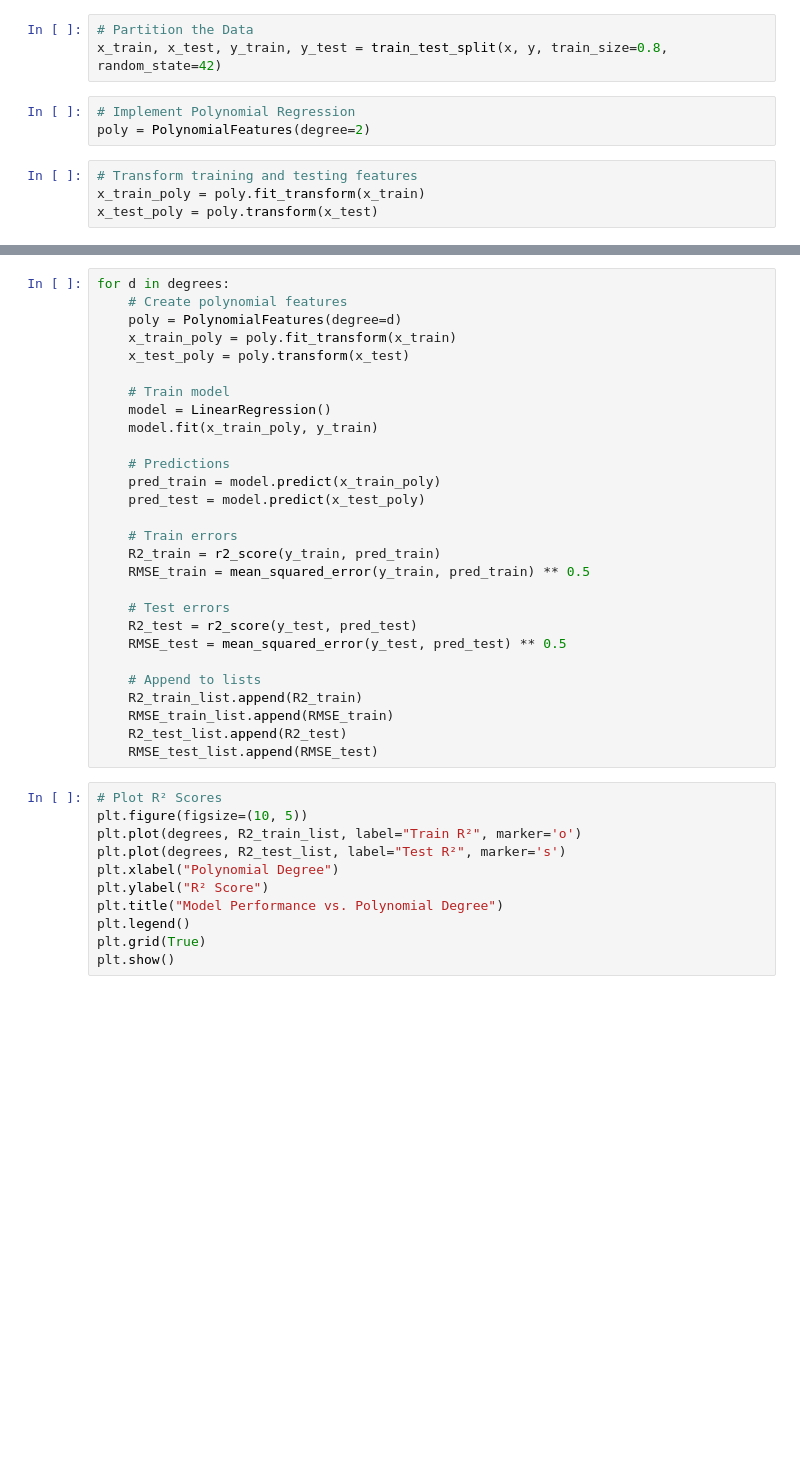
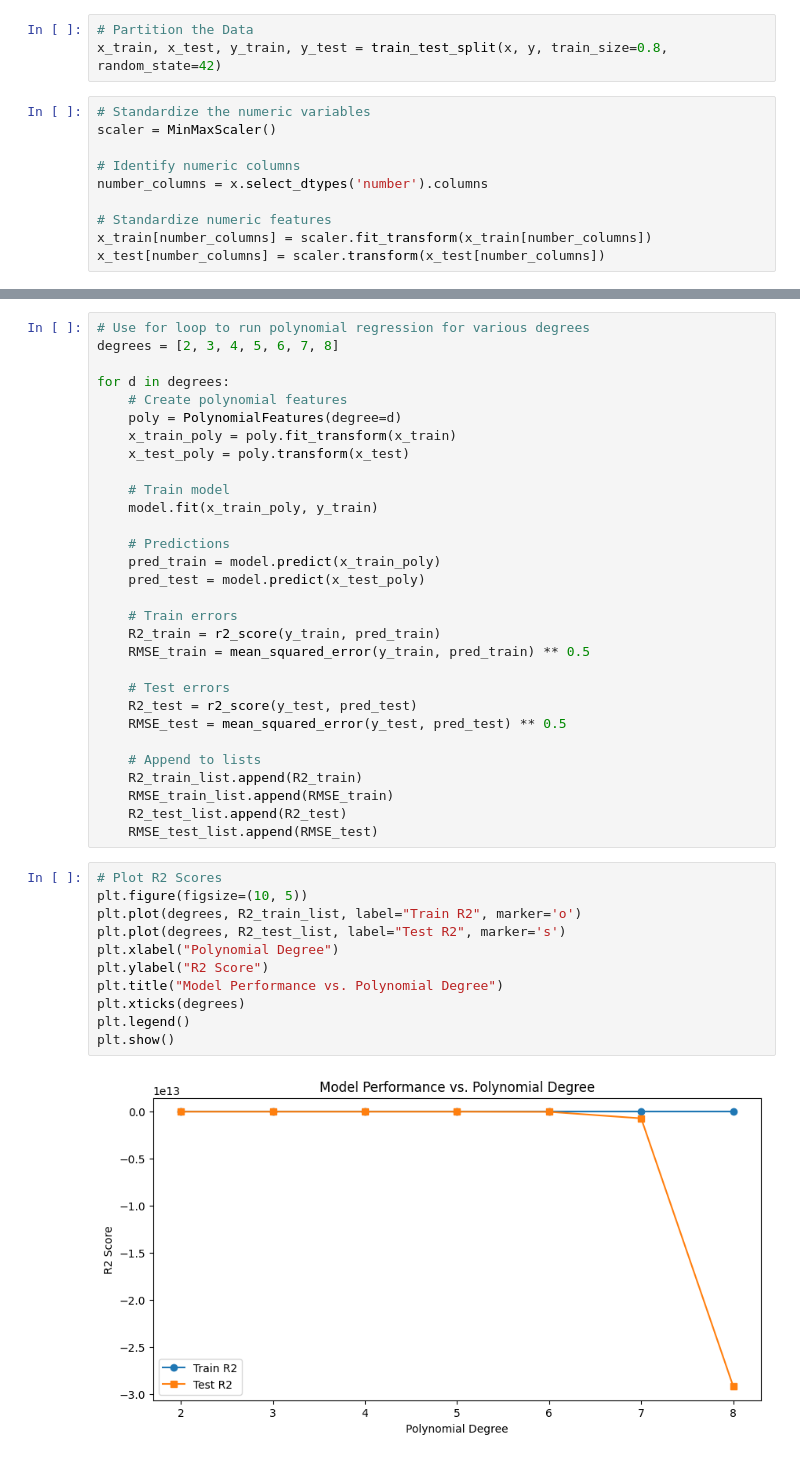
Before and after one commit to masonnicoletti/Car-Analysis-Project, a Jupyter notebook: polynomial_regression.ipynb, the cells around one changed output, grey strips where cells are left out. Saved outputs shown, nothing was run; the diff lists cells and outputs as text; blank space fills up the shorter version.

Commit message:
Regression Work

```diff
--- a/polynomial_regression.ipynb
+++ b/polynomial_regression.ipynb
@@ -40,10 +31,13 @@ x[number_columns] = scaler.fit_transform(cars[number_columns])
 # %%
 # Partition the Data
 x_train, x_test, y_train, y_test = train_test_split(x, y, train_size=0.8, random_state=42)
-# %%
-# Implement Polynomial Regression
-poly = PolynomialFeatures(degree=2)
-# %%
-# Transform training and testing features
-x_train_poly = poly.fit_transform(x_train)
-x_test_poly = poly.transform(x_test)
+# %%
+# Standardize the numeric variables
+scaler = MinMaxScaler()
+
+# Identify numeric columns
+number_columns = x.select_dtypes('number').columns
+
+# Standardize numeric features
+x_train[number_columns] = scaler.fit_transform(x_train[number_columns])
+x_test[number_columns] = scaler.transform(x_test[number_columns])
@@ -58,4 +53,7 @@ degrees = [2, 3, 4, 5, 6, 7, 8, 9, 10]
 # %%
+# Use for loop to run polynomial regression for various degrees
+degrees = [2, 3, 4, 5, 6, 7, 8]
+
 for d in degrees:
     # Create polynomial features
     poly = PolynomialFeatures(degree=d)
@@ -63,7 +61,6 @@ for d in degrees:
     x_test_poly = poly.transform(x_test)
 
     # Train model
-    model = LinearRegression()
     model.fit(x_train_poly, y_train)
 
     # Predictions
@@ -84,16 +81,18 @@ for d in degrees:
     R2_test_list.append(R2_test)
     RMSE_test_list.append(RMSE_test)
 # %%
-# Plot R² Scores
+# Plot R2 Scores
 plt.figure(figsize=(10, 5))
-plt.plot(degrees, R2_train_list, label="Train R²", marker='o')
-plt.plot(degrees, R2_test_list, label="Test R²", marker='s')
+plt.plot(degrees, R2_train_list, label="Train R2", marker='o')
+plt.plot(degrees, R2_test_list, label="Test R2", marker='s')
 plt.xlabel("Polynomial Degree")
-plt.ylabel("R² Score")
+plt.ylabel("R2 Score")
 plt.title("Model Performance vs. Polynomial Degree")
+plt.xticks(degrees)
 plt.legend()
-plt.grid(True)
 plt.show()
+# %% [output]
+[figure, added]
 # %%
 # Plot RMSE
 plt.figure(figsize=(10, 5))
```
Also changed, not shown: parts of 8 cells of this notebook.
